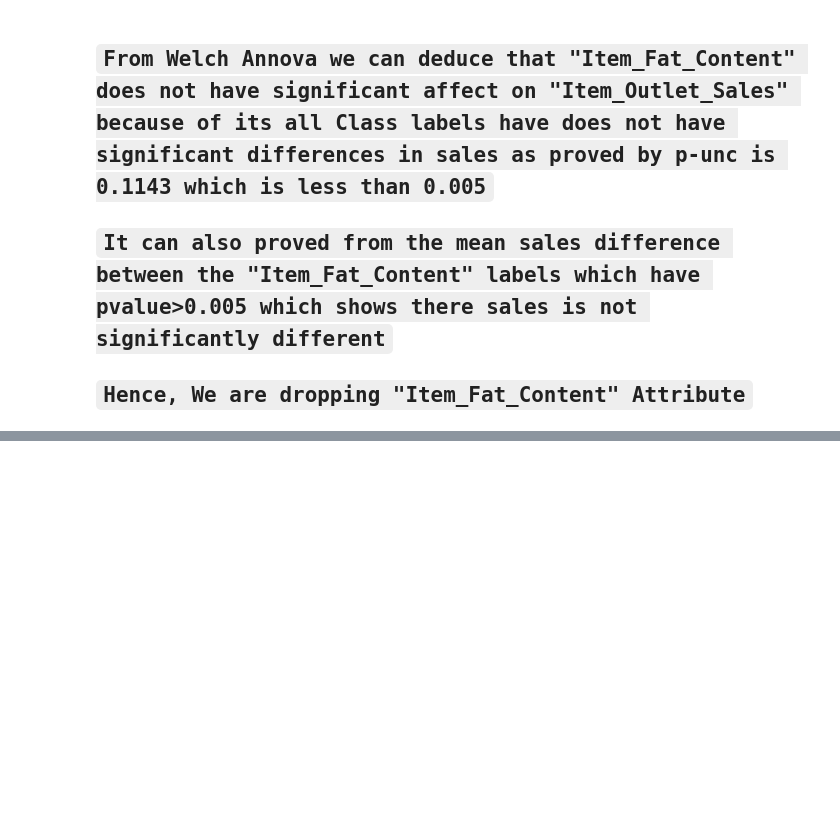
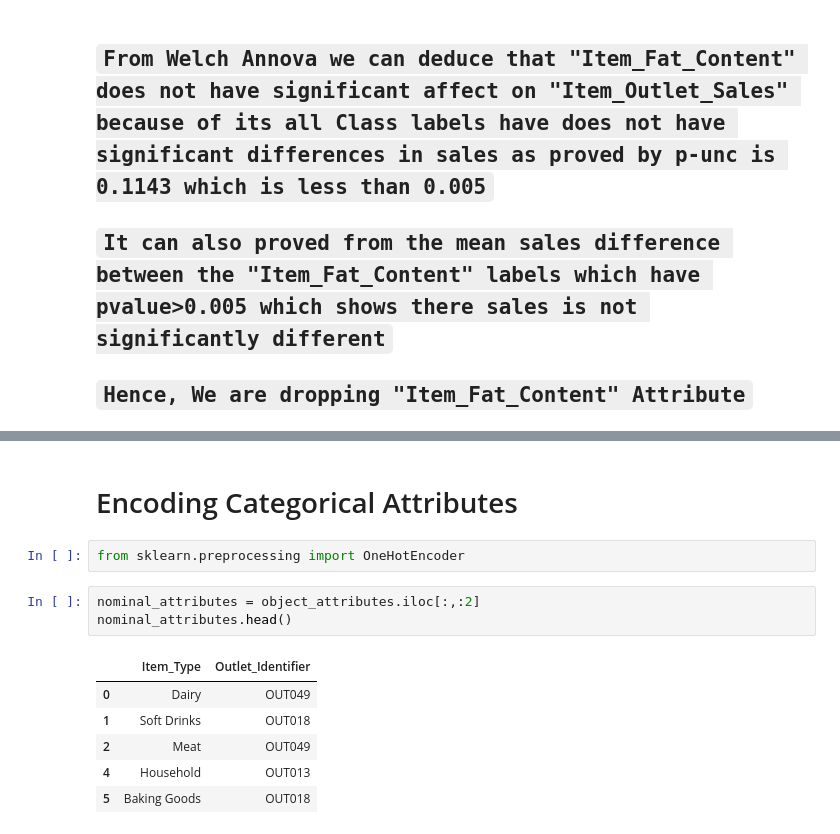
Before and after one commit to Gourav052003/Data-Driven-Sales-Forecasting-for-Big-Mart-Retail-Outlets, a Jupyter notebook: Big-Mart-Sales-Prediction.ipynb, the cells around one changed output, grey strips where cells are left out. Cells and saved outputs as stored; diff of their text form; blank space fills up the shorter version.

Commit message:
Standarization and encoding done

```diff
--- a/Big-Mart-Sales-Prediction.ipynb
+++ b/Big-Mart-Sales-Prediction.ipynb
@@ -588,0 +615,14 @@ pg.pairwise_gameshowell(dv="Item_Outlet_Sales", between="Item_Fat_Content",data
+# %% [markdown]
+# Encoding Categorical Attributes
+# %%
+from sklearn.preprocessing import OneHotEncoder
+# %%
+nominal_attributes = object_attributes.iloc[:,:2]
+nominal_attributes.head()
+# %% [output]
+|  | Item_Type | Outlet_Identifier |
+| 0 | Dairy | OUT049 |
+| 1 | Soft Drinks | OUT018 |
+| 2 | Meat | OUT049 |
+| 4 | Household | OUT013 |
+| 5 | Baking Goods | OUT018 |
```
Also changed, not shown: parts of 9 cells of this notebook, 1 other file.
